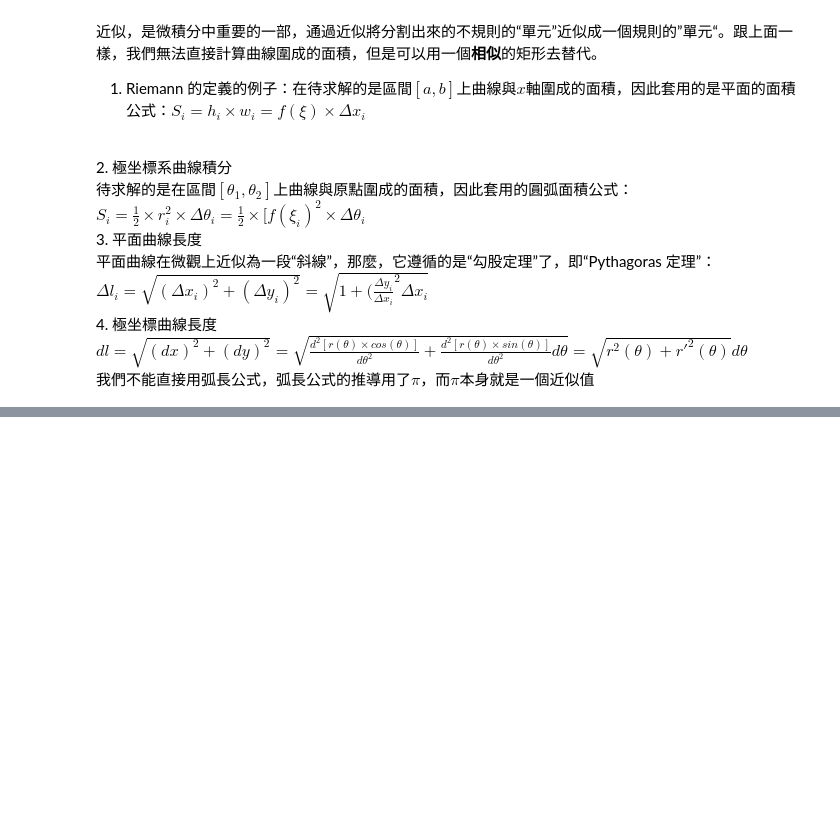
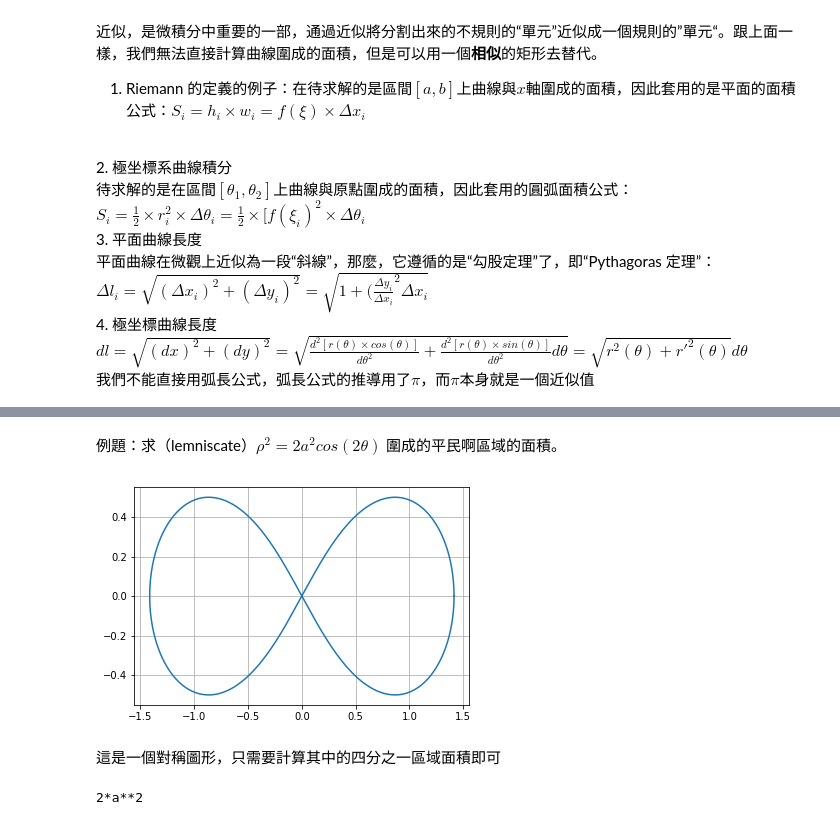
Before and after one commit to TerenceLiu98/Undergraduate-in-Statistics, a Jupyter notebook: Use PY in Calculus.ipynb, the cells around one changed output, grey strips where cells are left out. Drawn from its saved outputs; the diff is of its cells as text; code cells hidden in the pictures; blank space fills up the shorter version.

```diff
--- a/Use PY in Calculus.ipynb
+++ b/Use PY in Calculus.ipynb
@@ -964,0 +969,25 @@ $dl = \sqrt{(dx)^2 + (dy)^2 } = \sqrt{ \frac{d^2[r(\theta)\times cos(\theta)]}{d
+# %% [markdown]
+例題：求（lemniscate）$\rho^2 = 2a^2 cos(2\theta)$ 圍成的平民啊區域的面積。
+# %%
+%matplotlib inline
+import numpy as np
+import matplotlib.pyplot as plt
+alpha = 1
+theta = np.linspace(0, 2*np.pi, num=1000)
+x = alpha * np.sqrt(2) * np.cos(theta) / (np.sin(theta)**2 + 1)
+y = alpha * np.sqrt(2) * np.cos(theta) * np.sin(theta) / (np.sin(theta)**2 + 1)
+plt.plot(x, y)
+plt.grid()
+plt.show()
+# %% [output]
+[figure, added]
+# %% [markdown]
+這是一個對稱圖形，只需要計算其中的四分之一區域面積即可
+# %%
+from sympy import *
+
+t, a = symbols('t a')
+f = a ** 2 * cos(2 * t)
+4 * integrate(f, (t, 0, pi / 4))
+# %% [output]
+2*a**2
```
Also changed, not shown: parts of 1 cell of this notebook.
